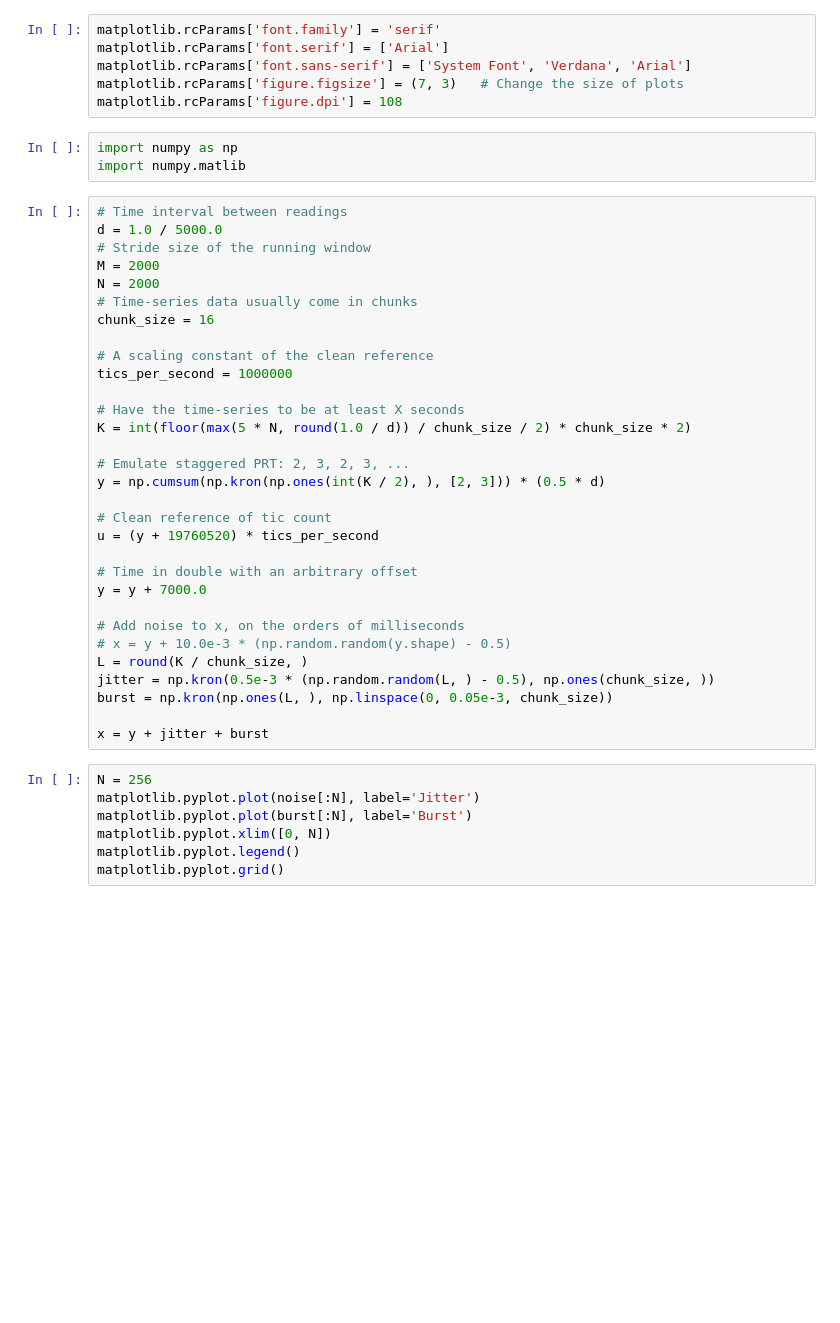
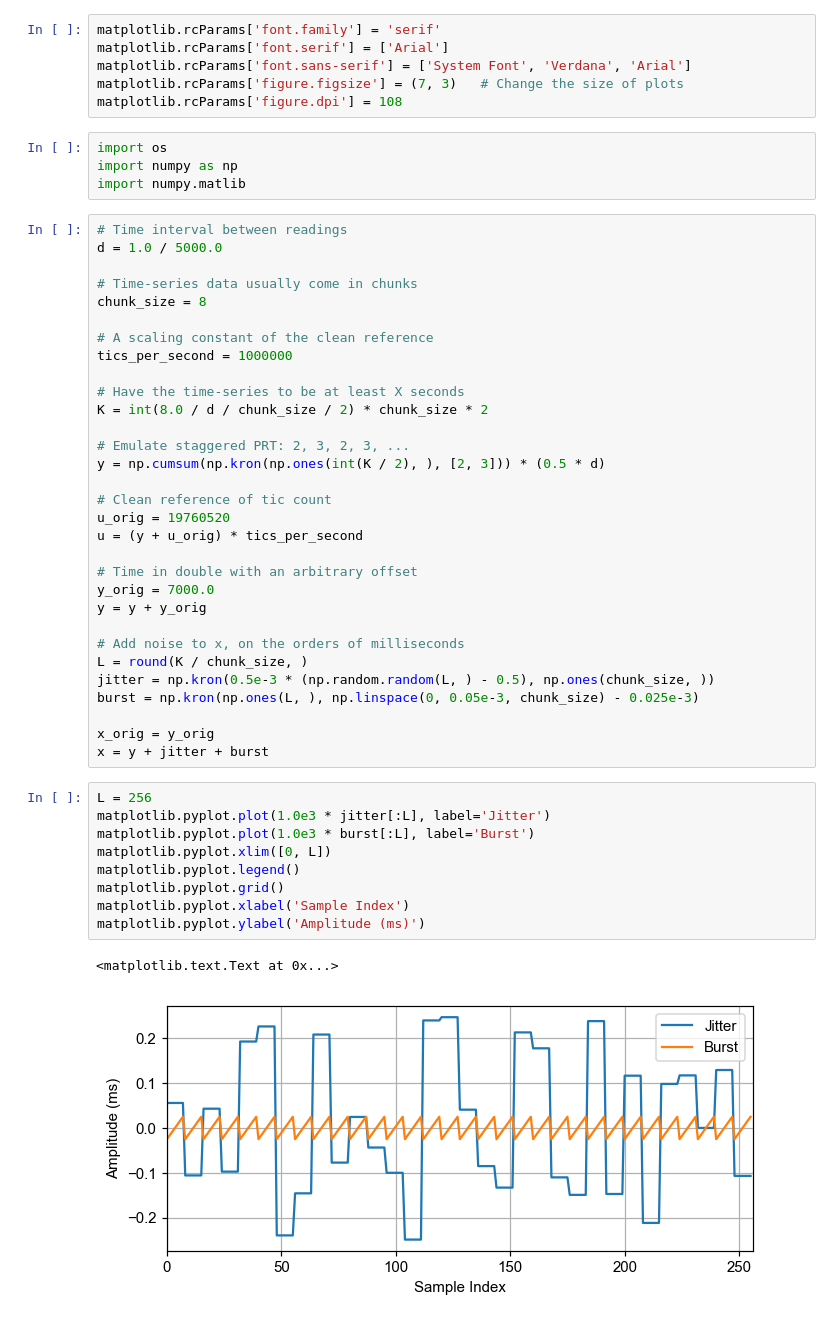
Before and after one commit to OURadar/RadarKit, a Jupyter notebook: python/RKClock.ipynb, the cells around one changed output. Saved outputs shown, nothing was run; the diff lists cells and outputs as text; blank space fills up the shorter version.

```diff
--- a/python/RKClock.ipynb
+++ b/python/RKClock.ipynb
@@ -8,44 +10,50 @@ matplotlib.rcParams['font.sans-serif'] = ['System Font', 'Verdana', 'Arial']
 matplotlib.rcParams['figure.figsize'] = (7, 3)   # Change the size of plots
 matplotlib.rcParams['figure.dpi'] = 108
 # %%
+import os
 import numpy as np
 import numpy.matlib
 # %%
 # Time interval between readings
 d = 1.0 / 5000.0
-# Stride size of the running window
-M = 2000
-N = 2000
+
 # Time-series data usually come in chunks
-chunk_size = 16
+chunk_size = 8
 
 # A scaling constant of the clean reference
 tics_per_second = 1000000
 
 # Have the time-series to be at least X seconds
-K = int(floor(max(5 * N, round(1.0 / d)) / chunk_size / 2) * chunk_size * 2)
+K = int(8.0 / d / chunk_size / 2) * chunk_size * 2
 
 # Emulate staggered PRT: 2, 3, 2, 3, ...
 y = np.cumsum(np.kron(np.ones(int(K / 2), ), [2, 3])) * (0.5 * d)
 
 # Clean reference of tic count
-u = (y + 19760520) * tics_per_second
+u_orig = 19760520
+u = (y + u_orig) * tics_per_second
 
 # Time in double with an arbitrary offset
-y = y + 7000.0
+y_orig = 7000.0
+y = y + y_orig
 
 # Add noise to x, on the orders of milliseconds
-# x = y + 10.0e-3 * (np.random.random(y.shape) - 0.5)
 L = round(K / chunk_size, )
 jitter = np.kron(0.5e-3 * (np.random.random(L, ) - 0.5), np.ones(chunk_size, ))
-burst = np.kron(np.ones(L, ), np.linspace(0, 0.05e-3, chunk_size))
+burst = np.kron(np.ones(L, ), np.linspace(0, 0.05e-3, chunk_size) - 0.025e-3)
 
+x_orig = y_orig
 x = y + jitter + burst
 # %%
-N = 256
-matplotlib.pyplot.plot(noise[:N], label='Jitter')
-matplotlib.pyplot.plot(burst[:N], label='Burst')
-matplotlib.pyplot.xlim([0, N])
+L = 256
+matplotlib.pyplot.plot(1.0e3 * jitter[:L], label='Jitter')
+matplotlib.pyplot.plot(1.0e3 * burst[:L], label='Burst')
+matplotlib.pyplot.xlim([0, L])
 matplotlib.pyplot.legend()
 matplotlib.pyplot.grid()
+matplotlib.pyplot.xlabel('Sample Index')
+matplotlib.pyplot.ylabel('Amplitude (ms)')
+# %% [output]
+<matplotlib.text.Text at 0x...>
+[figure, added]
 # %%
```
Also changed, not shown: parts of 9 cells of this notebook.
